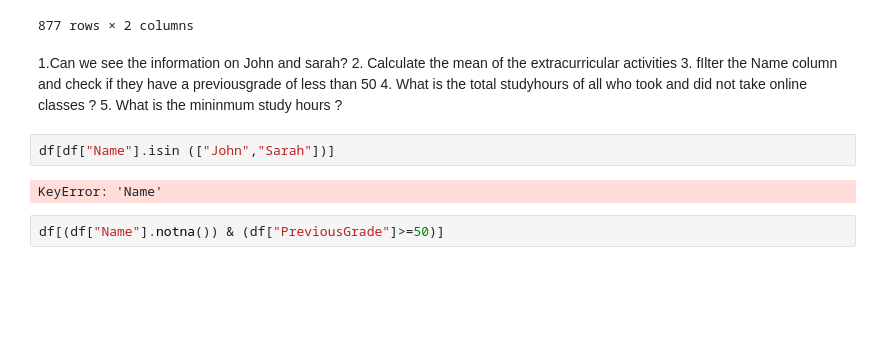
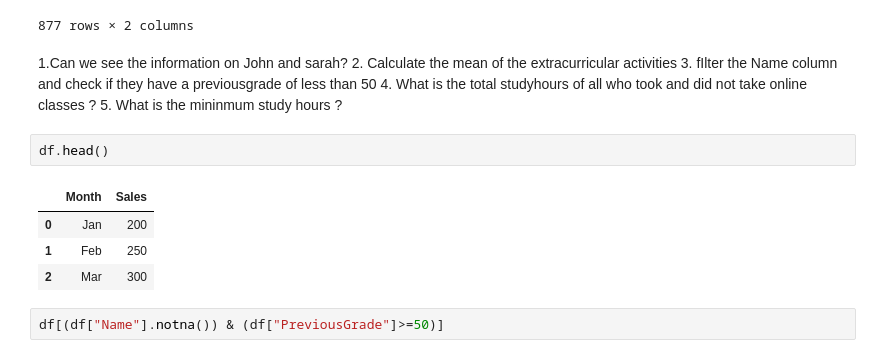
Before and after one commit to Pelumi-Git/Python-codes-for-data-analysis, a Jupyter notebook: jupyternotebook.ipynb, the cells around one changed output. Drawn from its saved outputs; the diff is of its cells as text; blank space fills up the shorter version.

```diff
--- a/jupyternotebook.ipynb
+++ b/jupyternotebook.ipynb
@@ -939,10 +893,13 @@ df.pivot_table(index=["StudentID"],columns=["Gender"],values=["PreviousGrade"],a
 3. fIlter the Name column and check if they have a previousgrade of less than 50
 4. What is the total studyhours of all who took and did not take online classes ?
 5. What is the mininmum  study hours ?
-# %%
-df[df["Name"].isin (["John","Sarah"])]
-# %% [output]
-KeyError: 'Name'
+# %%
+df.head()
+# %% [output]
+|  | Month | Sales |
+| 0 | Jan | 200 |
+| 1 | Feb | 250 |
+| 2 | Mar | 300 |
 # %%
 df[(df["Name"].notna()) & (df["PreviousGrade"]>=50)]
 # %% [output]
```
Also changed, not shown: parts of 16 cells of this notebook.
